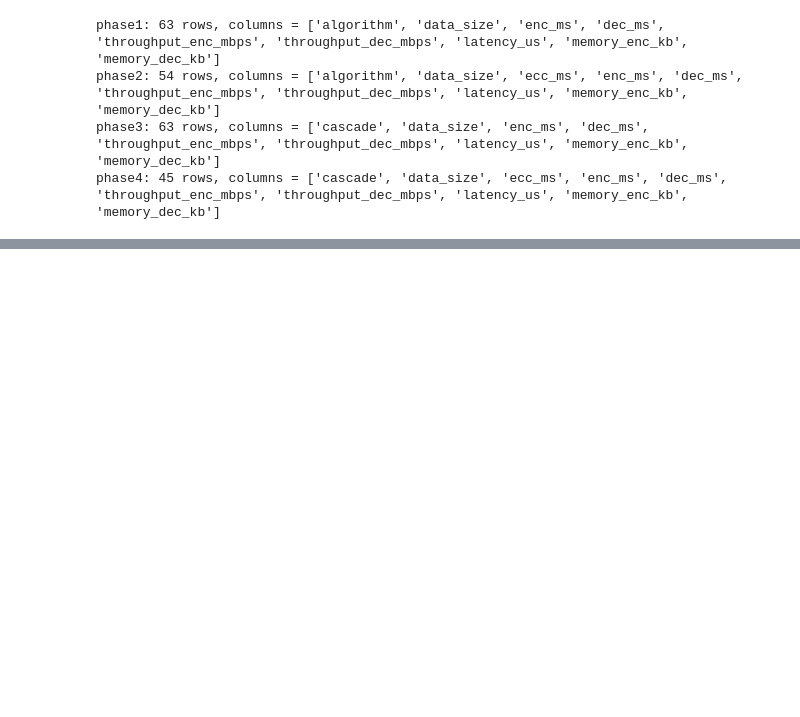
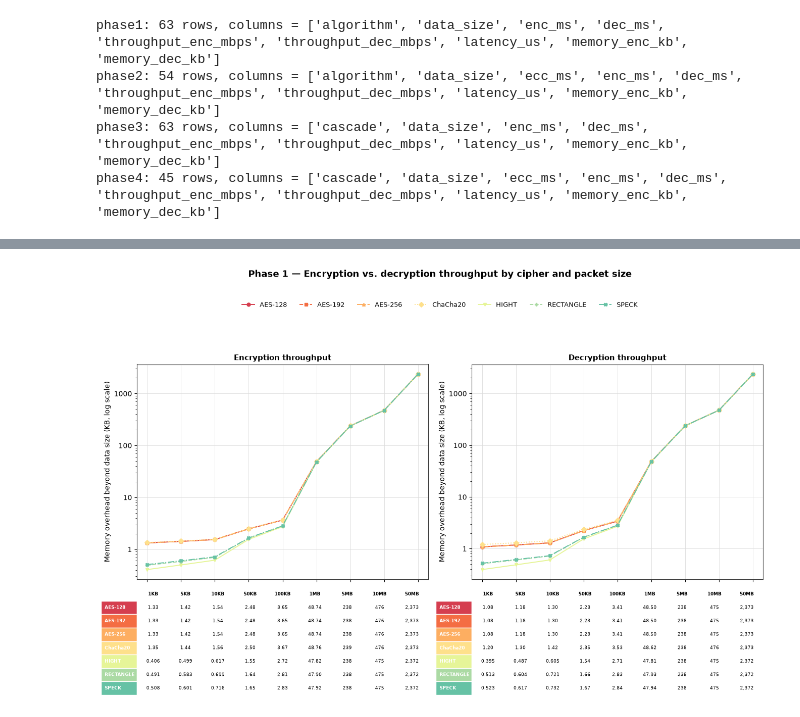
Before and after one commit to GuilhermebV27/PRISEC-IV-Context-Aware-Cryptography, a Jupyter notebook: benchmark-analysis/analysis.ipynb, the cells around one changed output, grey strips where cells are left out. Saved outputs shown, nothing was run; the diff lists cells and outputs as text; code cells hidden in the pictures; blank space fills up the shorter version.

```diff
--- a/benchmark-analysis/analysis.ipynb
+++ b/benchmark-analysis/analysis.ipynb
@@ -80,0 +253,24 @@ phase4: 45 rows, columns = ['cascade', 'data_size', 'ecc_ms', 'enc_ms', 'dec_ms'
+# %%
+def fmt_kb(v):
+    if pd.isna(v):
+        return ""
+    if v >= 100:
+        return f"{v:,.0f}"
+    if v >= 1:
+        return f"{v:.2f}"
+    return f"{v:.3f}"
+
+SIZE_BYTES = {"1KB": 1e3, "5KB": 5e3, "10KB": 1e4, "50KB": 5e4, "100KB": 1e5,
+              "1MB": 1e6, "5MB": 5e6, "10MB": 1e7, "50MB": 5e7}
+p1["size_kb"] = p1["data_size"].map(SIZE_BYTES) / 1024
+p1["mem_overhead_enc_kb"] = p1["memory_enc_kb"] - p1["size_kb"]
+p1["mem_overhead_dec_kb"] = p1["memory_dec_kb"] - p1["size_kb"]
+
+side_by_side_line_tables(
+    p1, category_col="algorithm",
+    enc_col="mem_overhead_enc_kb", dec_col="mem_overhead_dec_kb",
+    out_name="fig_phase1_memory_overhead_side_by_side",
+    value_fmt=fmt_kb, ylabel="Memory overhead beyond data size (KB, log scale)",
+)
+# %% [output]
+[figure, added]
```
Also changed, not shown: parts of 13 cells of this notebook, 21 other files.
